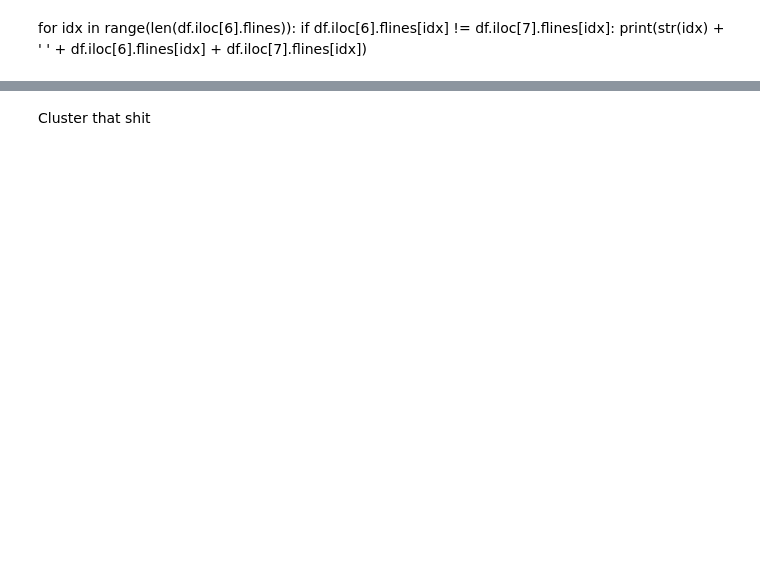
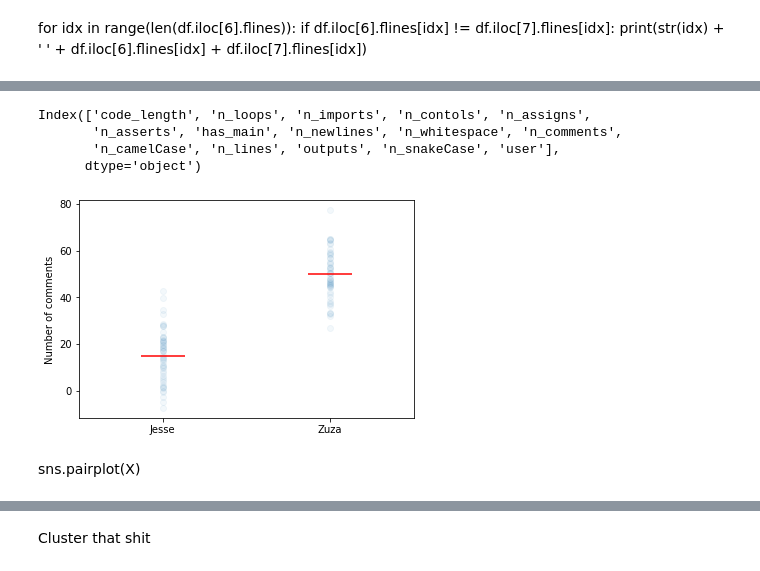
Before and after one commit to jesse-lehrke/codoxer, a Jupyter notebook: notebooks/Kafkaese_silly_model.ipynb, the cells around one changed output, grey strips where cells are left out. Saved outputs shown, nothing was run; the diff lists cells and outputs as text; code cells hidden in the pictures; blank space fills up the shorter version.

```diff
--- a/notebooks/Kafkaese_silly_model.ipynb
+++ b/notebooks/Kafkaese_silly_model.ipynb
@@ -95,0 +150,7 @@ sns.pairplot(X)
+# %%
+X.columns
+# %% [output]
+Index(['code_length', 'n_loops', 'n_imports', 'n_contols', 'n_assigns',
+       'n_asserts', 'has_main', 'n_newlines', 'n_whitespace', 'n_comments',
+       'n_camelCase', 'n_lines', 'outputs', 'n_snakeCase', 'user'],
+      dtype='object')
@@ -96,3 +159,22 @@ sns.pairplot(X)
+# %%
+x = np.concatenate((np.zeros((1,50)), np.ones((1,50))))
+y1 = np.random.normal(15, 10, (1,50))
+y2 = np.random.normal(50, 10, (1,50))
+y = np.concatenate((y1, y2))
+
+x_m = [0, 1]
+y_m = [15, 50]
+
+plt.scatter(x, y, alpha = .05)
+plt.scatter(x_m, y_m, marker = '_', color = 'r', s = 2000)
+plt.ylabel('Number of comments')
+plt.xticks([0.0, 1.0], ['Jesse', 'Zuza'])
+plt.xlim(left = -.5, right = 1.5)
+plt.show()
+# %% [output]
+[figure, added]
+# %% [markdown]
+sns.pairplot(X)
 # %%
 #X.user.value_counts()
 # %%
```
Also changed, not shown: parts of 20 cells of this notebook, 1 other file.
